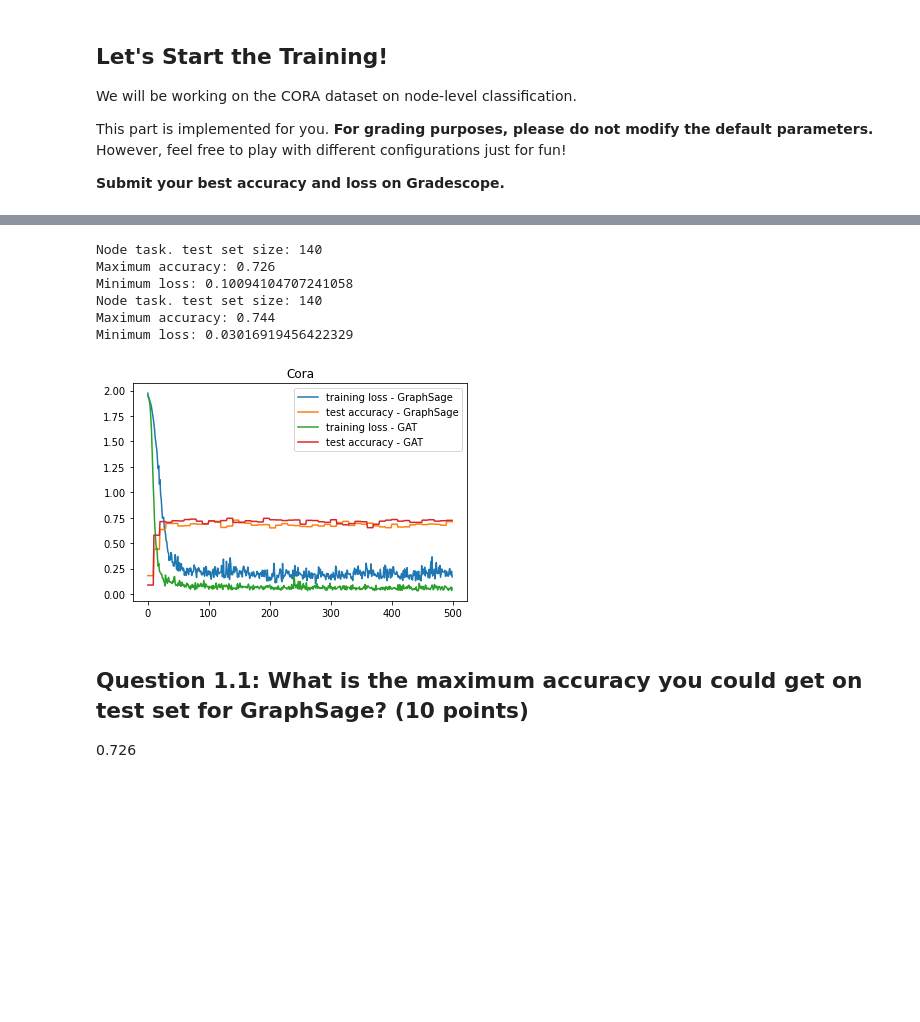
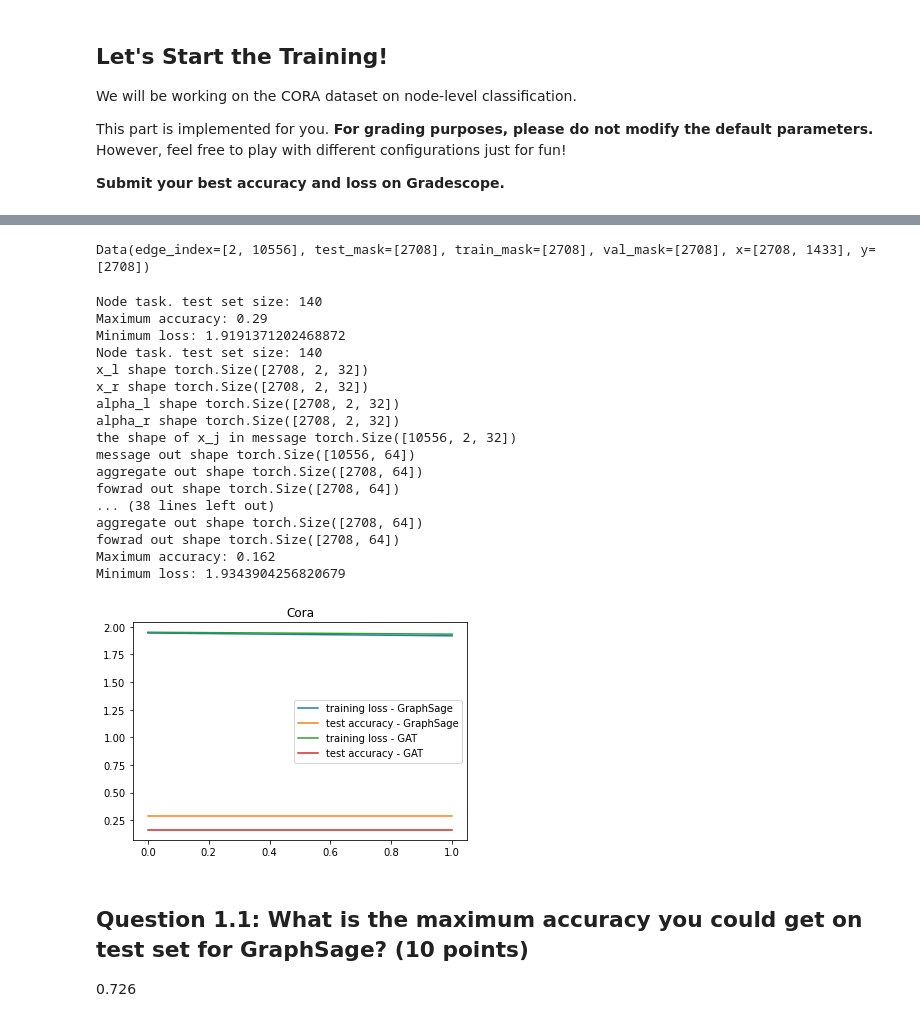
Before and after one commit to hybyun0121/gnn, a Jupyter notebook: cs224w/CS224W-Colab_3.ipynb, the cells around one changed output, grey strips where cells are left out. Drawn from its saved outputs; the diff is of its cells as text; code cells hidden in the pictures; blank space fills up the shorter version.

```diff
--- a/cs224w/CS224W-Colab_3.ipynb
+++ b/cs224w/CS224W-Colab_3.ipynb
@@ -672,47 +670,63 @@ Done!
+# %%
+G = dataset.get(0)
+G
+# %% [output]
+Data(edge_index=[2, 10556], test_mask=[2708], train_mask=[2708], val_mask=[2708], x=[2708, 1433], y=[2708])
 # %%
 def main():
     for args in [
         {'model_type': 'GraphSage', 'dataset': 'cora', 'num_layers': 2,
          'heads': 2, 'batch_size': 32, 'hidden_dim': 32, 'dropout': 0.5,
-         'epochs': 500, 'opt': 'adam', 'opt_scheduler': 'step',
+         'epochs': 2, 'opt': 'adam', 'opt_scheduler': 'step',
          'opt_restart': 0, 'weight_decay': 5e-3, 'lr': 0.01,
          'opt_decay_step':100, 'opt_decay_rate':0.1},
     ]:
         args = objectview(args)
         for model in ['GraphSage', 'GAT']:
             args.model_type = model
 
             # Match the dimension.
             if model == 'GAT':
               args.heads = 2
             else:
               args.heads = 1
 
             if args.dataset == 'cora':
                 dataset = Planetoid(root='/tmp/cora', name='Cora')
             else:
                 raise NotImplementedError("Unknown dataset")
             test_accs, losses = train(dataset, args)
 
             print("Maximum accuracy: {0}".format(max(test_accs)))
             print("Minimum loss: {0}".format(min(losses)))
 
             plt.title(dataset.name)
             plt.plot(losses, label="training loss" + " - " + args.model_type)
             plt.plot(test_accs, label="test accuracy" + " - " + args.model_type)
         plt.legend()
         plt.show()
 
 if __name__ == '__main__':
     main()
 # %% [output]
 Node task. test set size: 140
-Maximum accuracy: 0.726
-Minimum loss: 0.10094104707241058
+Maximum accuracy: 0.29
+Minimum loss: 1.9191371202468872
 Node task. test set size: 140
-Maximum accuracy: 0.744
-Minimum loss: 0.03016919456422329
+x_l shape torch.Size([2708, 2, 32])
+x_r shape torch.Size([2708, 2, 32])
+alpha_l shape torch.Size([2708, 2, 32])
+alpha_r shape torch.Size([2708, 2, 32])
+the shape of x_j in message torch.Size([10556, 2, 32])
+message out shape torch.Size([10556, 64])
+aggregate out shape torch.Size([2708, 64])
+fowrad out shape torch.Size([2708, 64])
+... (38 lines left out)
+aggregate out shape torch.Size([2708, 64])
+fowrad out shape torch.Size([2708, 64])
+Maximum accuracy: 0.162
+Minimum loss: 1.9343904256820679
-[figure, old version]
+[figure, new version]
 # %% [markdown]
 ## Question 1.1: What is the maximum accuracy you could get on test set for GraphSage? (10 points)
 
```
Also changed, not shown: parts of 4 cells of this notebook.
